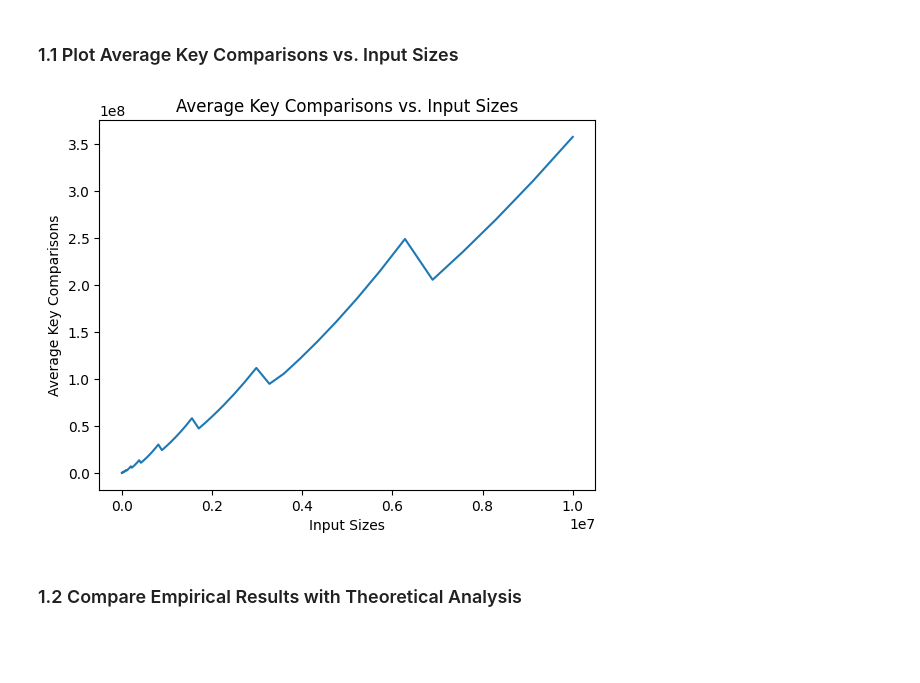
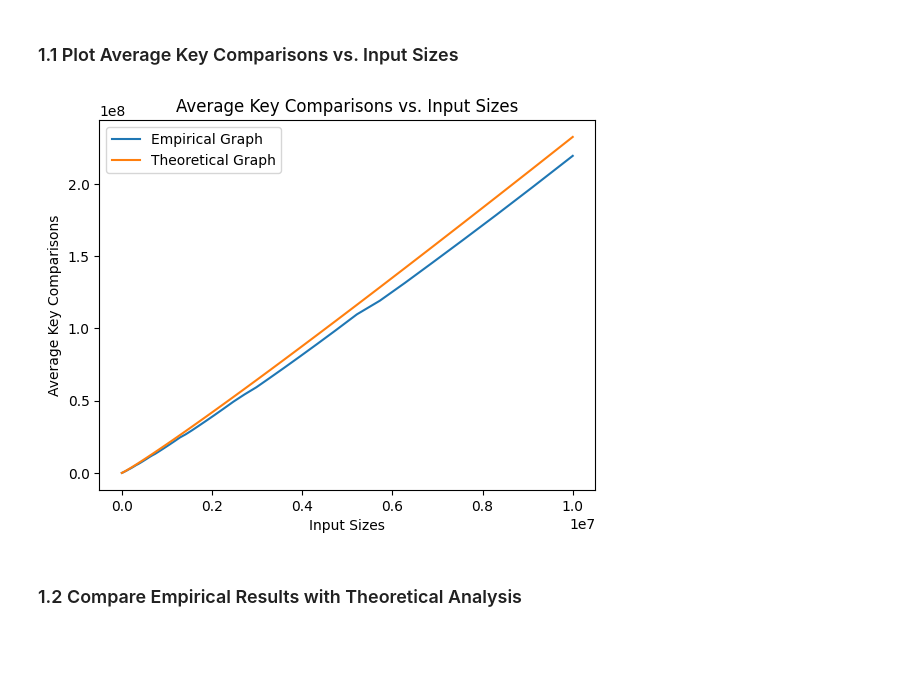
Before and after one commit to tohkarle/SC2001-Project-1, a Jupyter notebook: src/analyze_time_complexity.ipynb, the cells around one changed output. Saved outputs shown, nothing was run; the diff lists cells and outputs as text; code cells hidden in the pictures.

Commit message:
refactor: Chaneg S fixed to 10
In that case, Hybrid Sort will be maily Mergesort, graph is closer to nlogn.

```diff
--- a/src/analyze_time_complexity.ipynb
+++ b/src/analyze_time_complexity.ipynb
@@ -24,7 +24,7 @@ import matplotlib.pyplot as plt
 # %% [markdown]
 # Declare constants
 # %%
-S_FIXED = 99
+S_FIXED = 10
 MIN_INPUT_SIZE = 1000
 MAX_INPUT_SIZE = 10_000_000
 
@@ -39,16 +39,20 @@ RANDOM_TESTS = 10
 ### 1.1 Plot Average Key Comparisons vs. Input Sizes
 # %%
 input_sizes, average_key_cmps = HybridSortKeyCmp.average_key_cmps_with_s_fixed(MIN_INPUT_SIZE, MAX_INPUT_SIZE, S_FIXED, RANDOM_TESTS)
+theoretical_average_key_cmps = HybridSortKeyCmp.theoretical_nlogn_graph(input_sizes)
 
-plt.plot(input_sizes, average_key_cmps, linestyle='-')
+plt.plot(input_sizes, average_key_cmps, label='Empirical Graph', linestyle='-')
+plt.plot(input_sizes, theoretical_average_key_cmps, label='Theoretical Graph', linestyle='-')
 
 plt.xlabel('Input Sizes')
 plt.ylabel('Average Key Comparisons')
 plt.title('Average Key Comparisons vs. Input Sizes')
 
+plt.legend()
+
 plt.show()
 # %% [output]
-[figure, old version]
+[figure, new version]
 # %% [markdown]
 ### 1.2 Compare Empirical Results with Theoretical Analysis
 <br>
```
Also changed, not shown: parts of 5 cells of this notebook, 18 other files.
